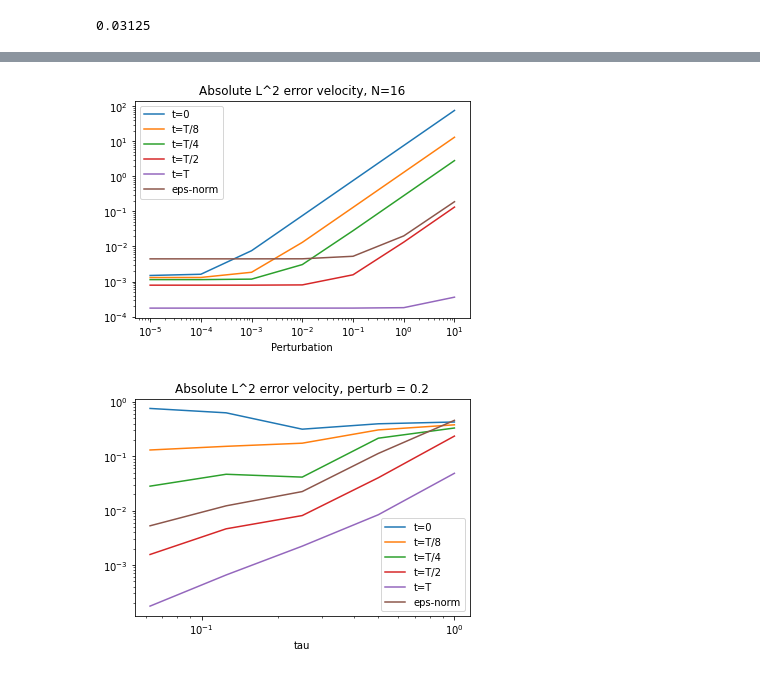
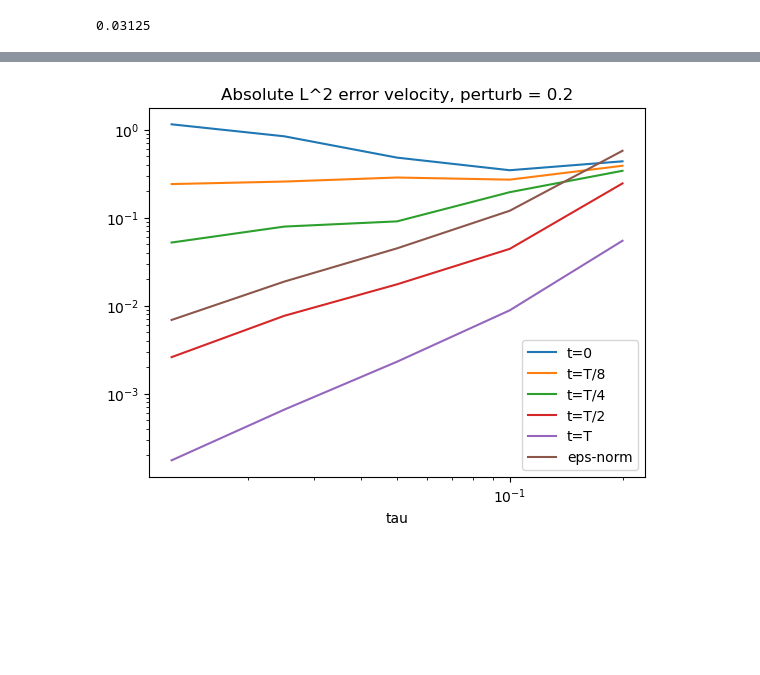
Before and after one commit to UCL/stokes-nc-ill-posed, a Jupyter notebook: ngsolve/Stokes-non-conforming_const_noise.ipynb, the cells around one changed output, grey strips where cells are left out. Cells and saved outputs as stored; diff of their text form; code cells hidden in the pictures; blank space fills up the shorter version.

Commit message:
update results for noise

```diff
--- a/ngsolve/Stokes-non-conforming_const_noise.ipynb
+++ b/ngsolve/Stokes-non-conforming_const_noise.ipynb
@@ -787,44 +809,22 @@ epsilon_errors =  [ 0.04699381631224313,0.030223041406075367,0.01648379399279716
 # %%
-import matplotlib.pyplot as plt
-constant_noise_data = np.array([1e-5,1e-4,1e-3,1e-2,1e-1,1e0,1e1 ])
-t_0 = np.array([0.0014913753074086713,0.0016157808594257277,0.007598303718483814,0.07572825508784875,0.7583436430298138,7.5846282067897315,75.84748689115469  ])
-t_TEights = np.array([ 0.0013036716754080426, 0.0013097630137745913,0.0018418595991701074, 0.01311257301908181,0.13051879414139694,1.305159682586858, 13.051626576828571] )
-t_Tquarter = np.array([0.0011361439397096047,0.001136780492433552, 0.0011736606969068152,0.0030501955636194357, 0.028213075681759167,0.2817869730911695,2.8177297978773574 ] )
-t_Thalf = np.array([0.0007890980841627769,0.0007891255850761451,0.0007895002572515384,0.0008030999025129785,0.0015607594205182965,0.013333687765874779, 0.13294895733219478  ])
-t_T = np.array([0.00017492300615302455,0.0001749232746021517,0.0001749259613061457,0.00017495304958607748,0.0001752460170350558,0.0001803308290082877,0.00035889669145375665   ] )
-eps_norm = np.array([0.0044426763940498505,0.00444270816056985,0.0044431293325990304,0.004457578280661284,0.00526186405523929,0.020058071936658425, 0.18924604790695  ])
-
-plt.loglog(constant_noise_data, t_0, label="t=0")
-plt.loglog(constant_noise_data,t_TEights , label="t=T/8")
-plt.loglog(constant_noise_data,t_Tquarter , label="t=T/4")
-plt.loglog(constant_noise_data,t_Thalf , label="t=T/2")
-plt.loglog(constant_noise_data,t_T , label="t=T")
-plt.loglog(constant_noise_data,eps_norm , label="eps-norm")
-plt.xlabel("Perturbation")
+# Ns = [1,2,4,8,16]
+# constant_noise_data = 1e-2
+delta_t = np.array([T/1,T/2,T/4,T/8,T/16])
+epsilon_norm = np.array([0.5783944168785513,0.12040836546792666,0.045024815224132195,0.01887003573139589, 0.0069138722408672824 ])
+t_0 = np.array([0.4388778903791734,0.34756416221982434, 0.4834270315398142,0.844344728986136, 1.1553976141432358 ])
+t_TEights = np.array([ 0.3907104827550909,0.2716517006918388,0.2872279137229326,0.25846224932362255, 0.24196342403899163    ])
+t_Tquarter = np.array( [0.3425510662461045,0.19575834749675133,0.09117775153802274,0.07957737802587792,0.05241197495738212     ])
+t_Thalf = np.array([ 0.24627481137107365, 0.04442131520529013,0.017561324857200588,0.007707638264996834,0.0026121600158849527     ])
+t_T = np.array([0.054942688920771005, 0.008899878420504104,0.002319047619323171,0.0006622306471406754,0.00017558728932107396    ] )
+plt.loglog(delta_t, t_0, label="t=0")
+plt.loglog(delta_t,t_TEights , label="t=T/8")
+plt.loglog(delta_t,t_Tquarter , label="t=T/4")
+plt.loglog(delta_t,t_Thalf , label="t=T/2")
+plt.loglog(delta_t,t_T , label="t=T")
+plt.loglog(delta_t,epsilon_norm  , label="eps-norm")
+plt.xlabel("tau")
 plt.legend()
-plt.title("Absolute L^2 error velocity, N=16")
+plt.title("Absolute L^2 error velocity, perturb = 0.2")
 plt.show()
 # %% [output]
-[figure, old version]
+[figure, new version]
-# %%
-# Ns = [1,2,4,8,16]
-# constant_noise_data = 1e-1
-delta_t = np.array([1/1,1/2,1/4,1/8,1/16])
-epsilon_norm = np.array([0.4579070680883267,0.11272350052921437,0.02242636878899454, 0.012256888840877632,0.00526186405523929])
-t_0 = np.array([0.4270903595479101,0.395929258951386,0.3150514895880543,0.630112827023404,0.7583436430298138  ])
-t_TEights = np.array([ 0.3790095378969831,0.3054345776553525,0.17403783958479485,0.1524201080295088,0.13051879414139694 ])
-t_Tquarter = np.array( [0.33095913188826426,0.21512180684379298,0.0413706695378934,0.04668489396330632,0.028213075681759167 ])
-t_Thalf = np.array([0.23502403251100565,0.040273265565002096,0.00811744612675331,0.004630800813495673,0.0015607594205182965  ])
-t_T = np.array([0.04862282257147171,0.008404709322987461,0.002222163453523508,0.0006554848404686004,0.0001752460170350558 ] )
-plt.loglog(delta_t, t_0, label="t=0")
-plt.loglog(delta_t,t_TEights , label="t=T/8")
-plt.loglog(delta_t,t_Tquarter , label="t=T/4")
-plt.loglog(delta_t,t_Thalf , label="t=T/2")
-plt.loglog(delta_t,t_T , label="t=T")
-plt.loglog(delta_t,epsilon_norm  , label="eps-norm")
-plt.xlabel("tau")
-plt.legend()
-plt.title("Absolute L^2 error velocity, perturb = 0.2")
-plt.show()
-# %% [output]
-[figure, removed]
```
Also changed, not shown: parts of 20 cells of this notebook.
